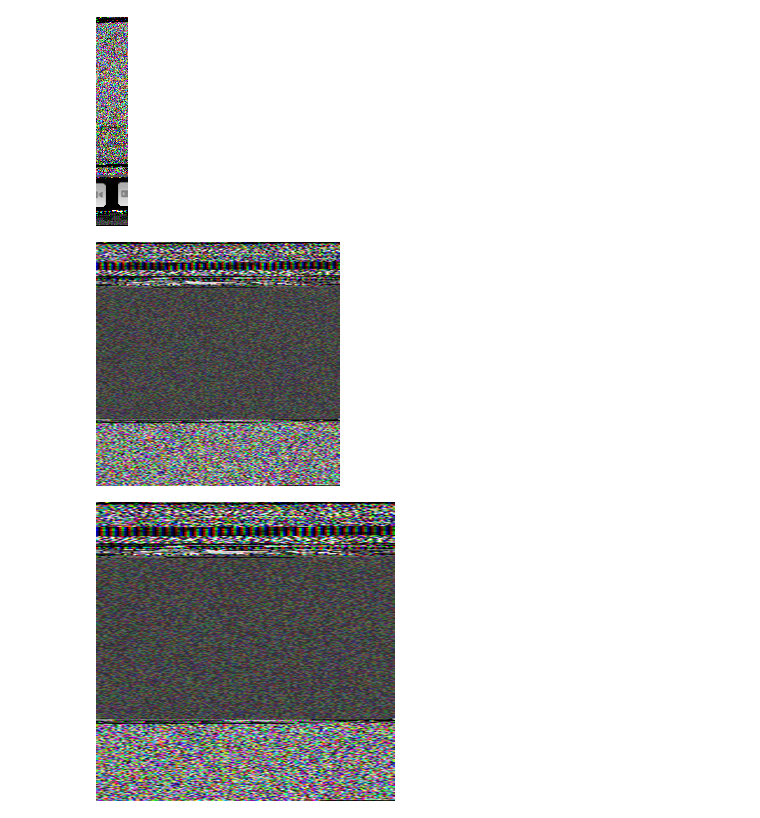
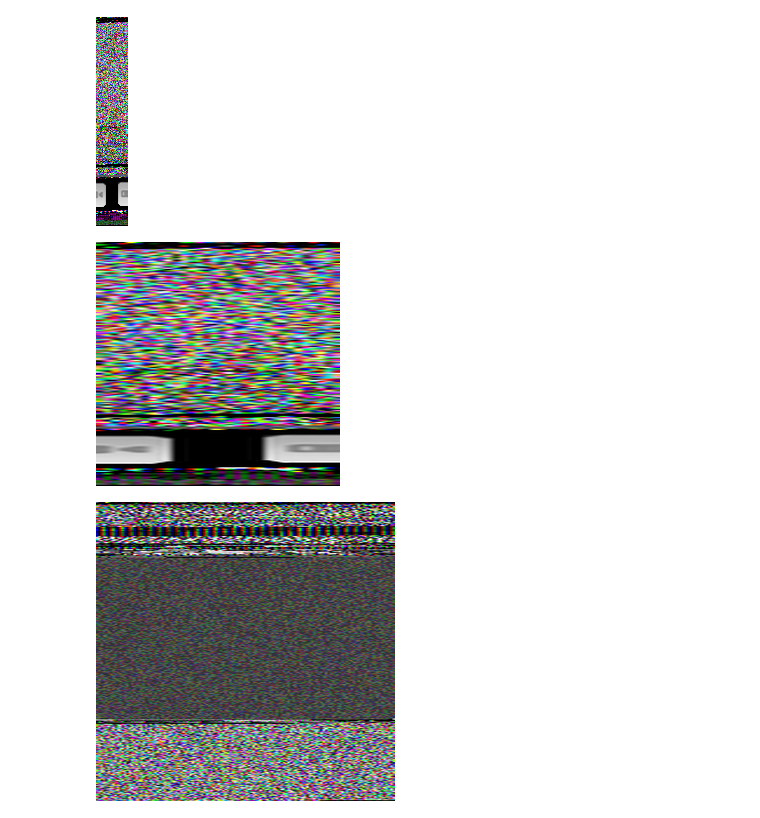
Before and after one commit to azeus404/thesis, a Jupyter notebook: notebooks/proposed_approach.ipynb, the cells around one changed output. Cells and saved outputs as stored; diff of their text form; code cells hidden in the pictures.

```diff
--- a/notebooks/proposed_approach.ipynb
+++ b/notebooks/proposed_approach.ipynb
@@ -540,7 +540,7 @@ img.save(os.path.join(base,'distorted_image_sample_32_224.png'))
 # %%
-Image.open(os.path.join(base,'distorted_image_sample_32_224.png'))
+Image.open(os.path.join(base,'distorted_sample_32_224.png'))
 # %% [output]
-[figure, old version]
+[figure, new version]
 # %%
 nodistortion = ransomware[(ransomware ['imagesize_w'] >= 112) & (ransomware ['imagesize_w'] >=112)].head(1)
 # %%
```
Also changed, not shown: parts of 21 cells of this notebook, 45 other files.
